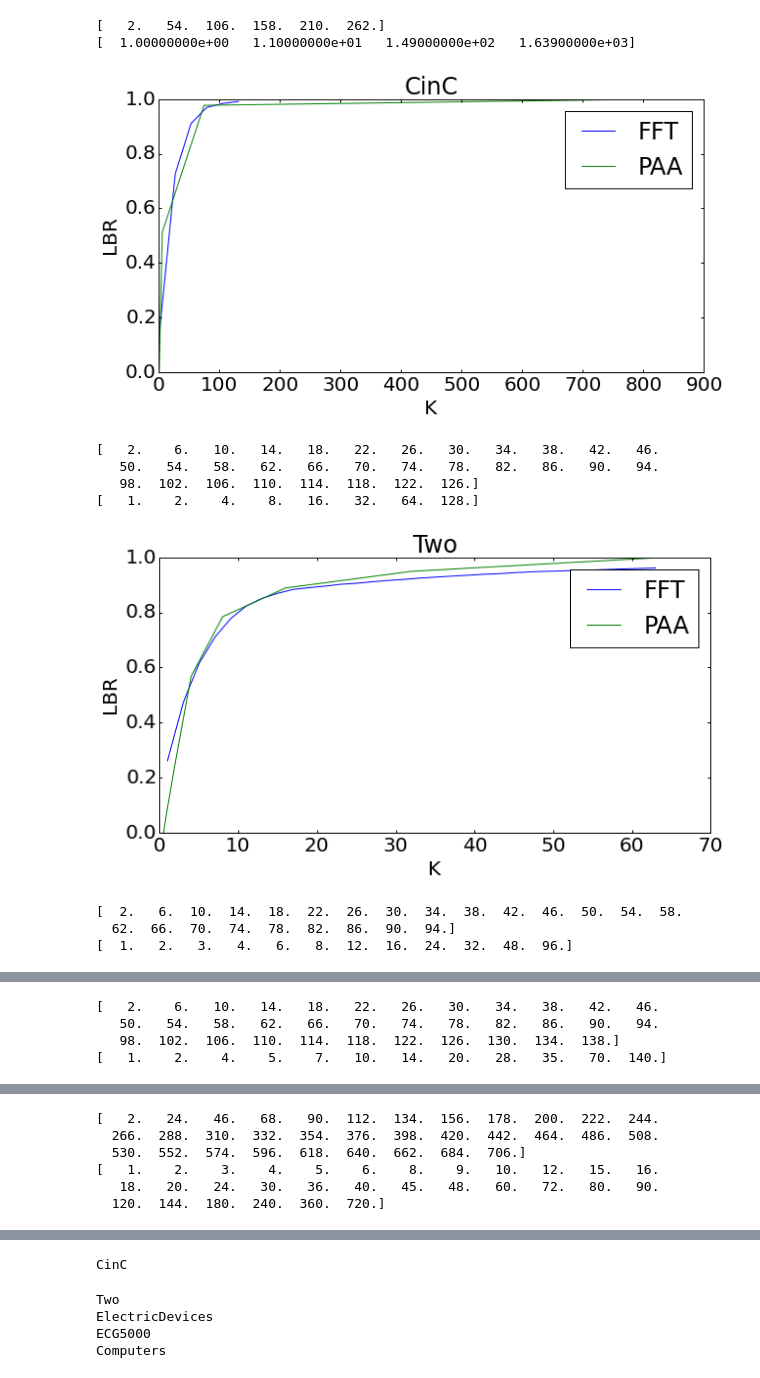
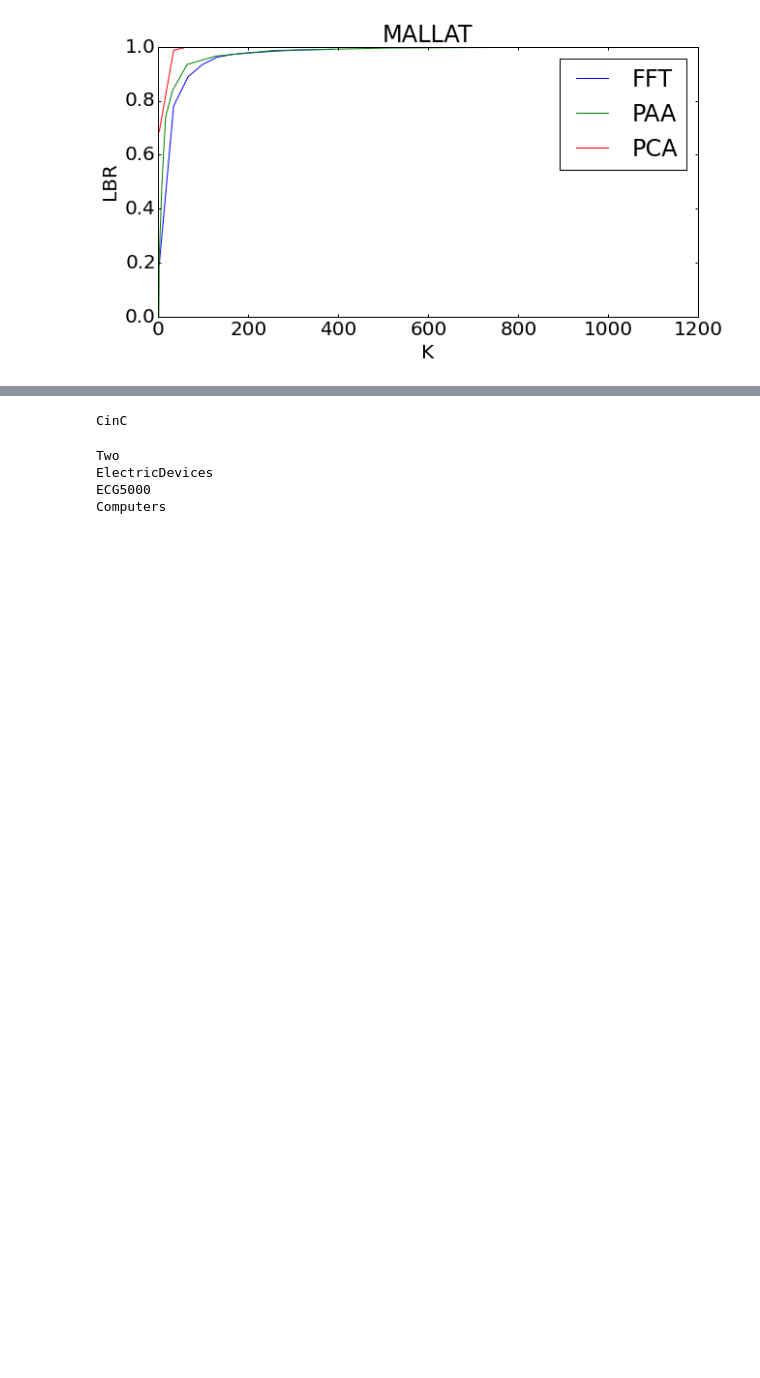
Before and after one commit to sahaana/macrobase, a Jupyter notebook: contrib/src/main/java/macrobase/analysis/stats/optimizer/experiments/plot_baselines.ipynb, the cells around one changed output, grey strips where cells are left out. Saved outputs shown, nothing was run; the diff lists cells and outputs as text; code cells hidden in the pictures; blank space fills up the shorter version.

```diff
--- a/contrib/src/main/java/macrobase/analysis/stats/optimizer/experiments/plot_baselines.ipynb
+++ b/contrib/src/main/java/macrobase/analysis/stats/optimizer/experiments/plot_baselines.ipynb
@@ -36,7 +36,7 @@ def distance(d1, d2, const=1, order=2, kernel=False):
         return rbf_kernel(d1,d2,1)/np.sqrt(const)
 # %%
 lbr = 0.980
-methods = ["FFT", "PAA"]
+methods = ["FFT", "PAA", "PCA"]
 datasets = ['50words', 'Adiac', 'ArrowHead', 'Car', 'CBF', 'ChlorineConcentration', 'CinC', 'Computers', 'Cricket', 'Cricket', 'Cricket', 'DiatomSizeReduction', 'DistalPhalanxOutlineAgeGroup', 'DistalPhalanxOutlineCorrect', 'DistalPhalanxTW', 'Earthquakes', 'ECG200', 'ECG5000', 'ECGFiveDays', 'ElectricDevices', 'FaceAll', 'FaceFour', 'FacesUCR', 'FISH', 'FordA', 'FordB', 'Gun', 'Ham', 'HandOutlines', 'Haptics', 'Herring', 'InlineSkate', 'InsectWingbeatSound', 'ItalyPowerDemand', 'LargeKitchenAppliances', 'Lighting2', 'Lighting7', 'MALLAT', 'Meat', 'MedicalImages', 'MiddlePhalanxOutlineAgeGroup', 'MiddlePhalanxOutlineCorrect', 'MiddlePhalanxTW', 'MoteStrain', 'NonInvasiveFatalECG', 'NonInvasiveFatalECG', 'OSULeaf', 'PhalangesOutlinesCorrect', 'Phoneme', 'Plane', 'ProximalPhalanxOutlineAgeGroup', 'ProximalPhalanxOutlineCorrect', 'ProximalPhalanxTW', 'RefrigerationDevices', 'ScreenType', 'ShapeletSim', 'ShapesAll', 'SmallKitchenAppliances', 'SonyAIBORobotSurface', 'SonyAIBORobotSurfaceII', 'StarLightCurves', 'Strawberry', 'SwedishLeaf', 'Symbols', 'synthetic', 'ToeSegmentation1', 'ToeSegmentation2', 'Trace', 'TwoLeadECG', 'Two', 'UWaveGestureLibraryAll', 'uWaveGestureLibrary', 'uWaveGestureLibrary', 'uWaveGestureLibrary', 'wafer', 'Wine', 'WordsSynonyms', 'Worms', 'WormsTwoClass', 'yoga']
 # %%
 plt.rcParams['figure.figsize'] = 10,5
@@ -52,33 +52,23 @@ plt.rcParams['ytick.minor.size'] = 3
 plt.rcParams['ytick.major.width'] = 1
 plt.rcParams['ytick.minor.width'] = 1
 # %%
-mapping = ["CinC", "Two", "ElectricDevices", "ECG5000", "Computers" ]
+mapping = ["MALLAT"]#["CinC", "Two", "ElectricDevices", "ECG5000", "Computers" ]
 for f in mapping:
     plt.figure()
     plt.hold(True)
     for method in methods:
         file_name = get_filename(f, method, lbr)
         try:
             data = np.loadtxt(file_name, delimiter=',')
             sorted_data = data[np.argsort(data[:,0])]
             plt.ylim((0,1.00))
             plt.plot(sorted_data[:,0],sorted_data[:,1], label=method)
             plt.title(f)
             plt.xlabel("K")
             plt.ylabel("LBR")
         except IOError:
             pass
     plt.legend()
     plt.show()
 # %% [output]
-[   2.   54.  106.  158.  210.  262.]
-[  1.00000000e+00   1.10000000e+01   1.49000000e+02   1.63900000e+03]
-[figure, old version]
+[figure, new version]
-[   2.    6.   10.   14.   18.   22.   26.   30.   34.   38.   42.   46.
-   50.   54.   58.   62.   66.   70.   74.   78.   82.   86.   90.   94.
-   98.  102.  106.  110.  114.  118.  122.  126.]
-[   1.    2.    4.    8.   16.   32.   64.  128.]
-[figure, removed]
-[  2.   6.  10.  14.  18.  22.  26.  30.  34.  38.  42.  46.  50.  54.  58.
-  62.  66.  70.  74.  78.  82.  86.  90.  94.]
-[  1.   2.   3.   4.   6.   8.  12.  16.  24.  32.  48.  96.]
@@ -86,4 +74,0 @@ for f in mapping:
-[   2.    6.   10.   14.   18.   22.   26.   30.   34.   38.   42.   46.
-   50.   54.   58.   62.   66.   70.   74.   78.   82.   86.   90.   94.
-   98.  102.  106.  110.  114.  118.  122.  126.  130.  134.  138.]
-[   1.    2.    4.    5.    7.   10.   14.   20.   28.   35.   70.  140.]
@@ -91,6 +74,0 @@ for f in mapping:
-[   2.   24.   46.   68.   90.  112.  134.  156.  178.  200.  222.  244.
-  266.  288.  310.  332.  354.  376.  398.  420.  442.  464.  486.  508.
-  530.  552.  574.  596.  618.  640.  662.  684.  706.]
-[   1.    2.    3.    4.    5.    6.    8.    9.   10.   12.   15.   16.
-   18.   20.   24.   30.   36.   40.   45.   48.   60.   72.   80.   90.
-  120.  144.  180.  240.  360.  720.]
```
Also changed, not shown: parts of 2 cells of this notebook, 11 other files.
